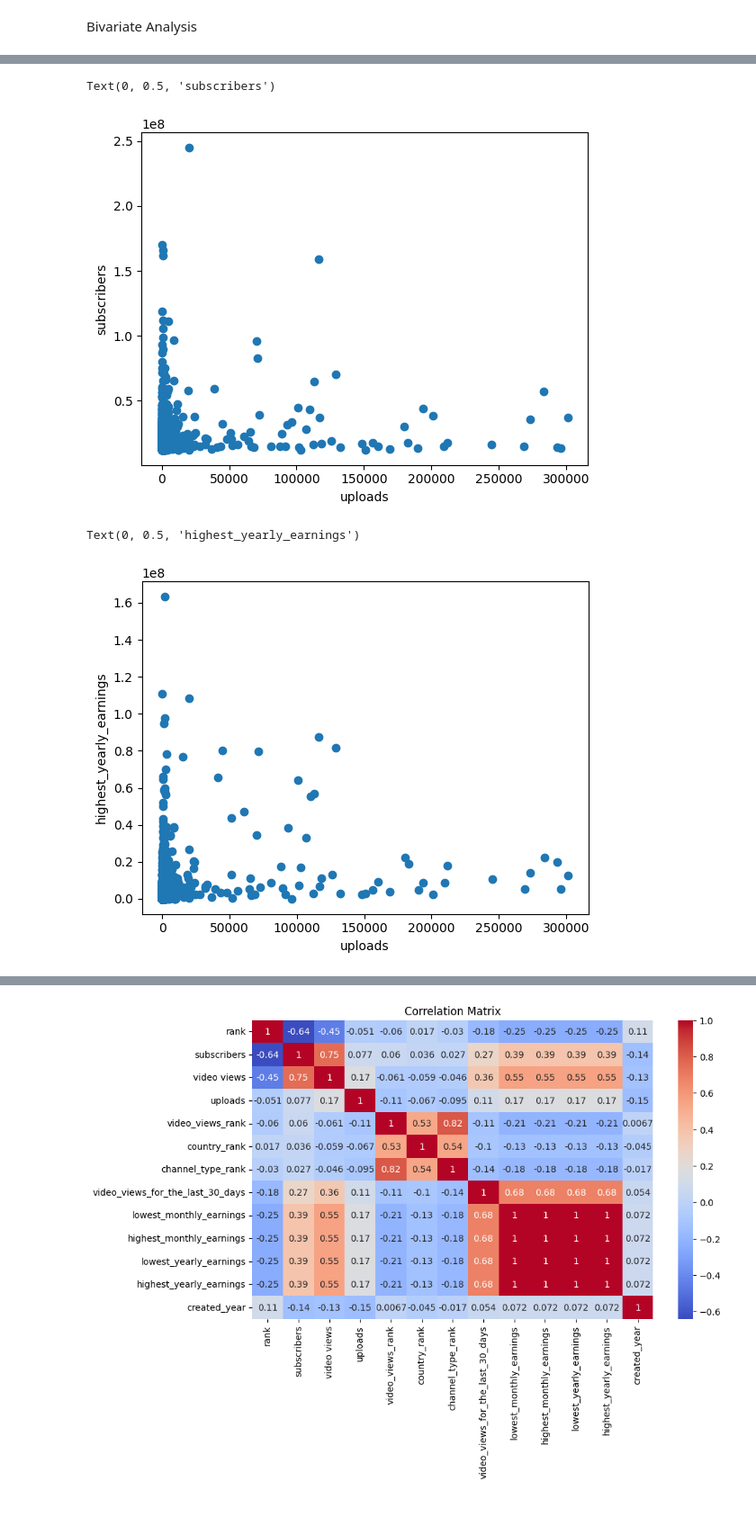
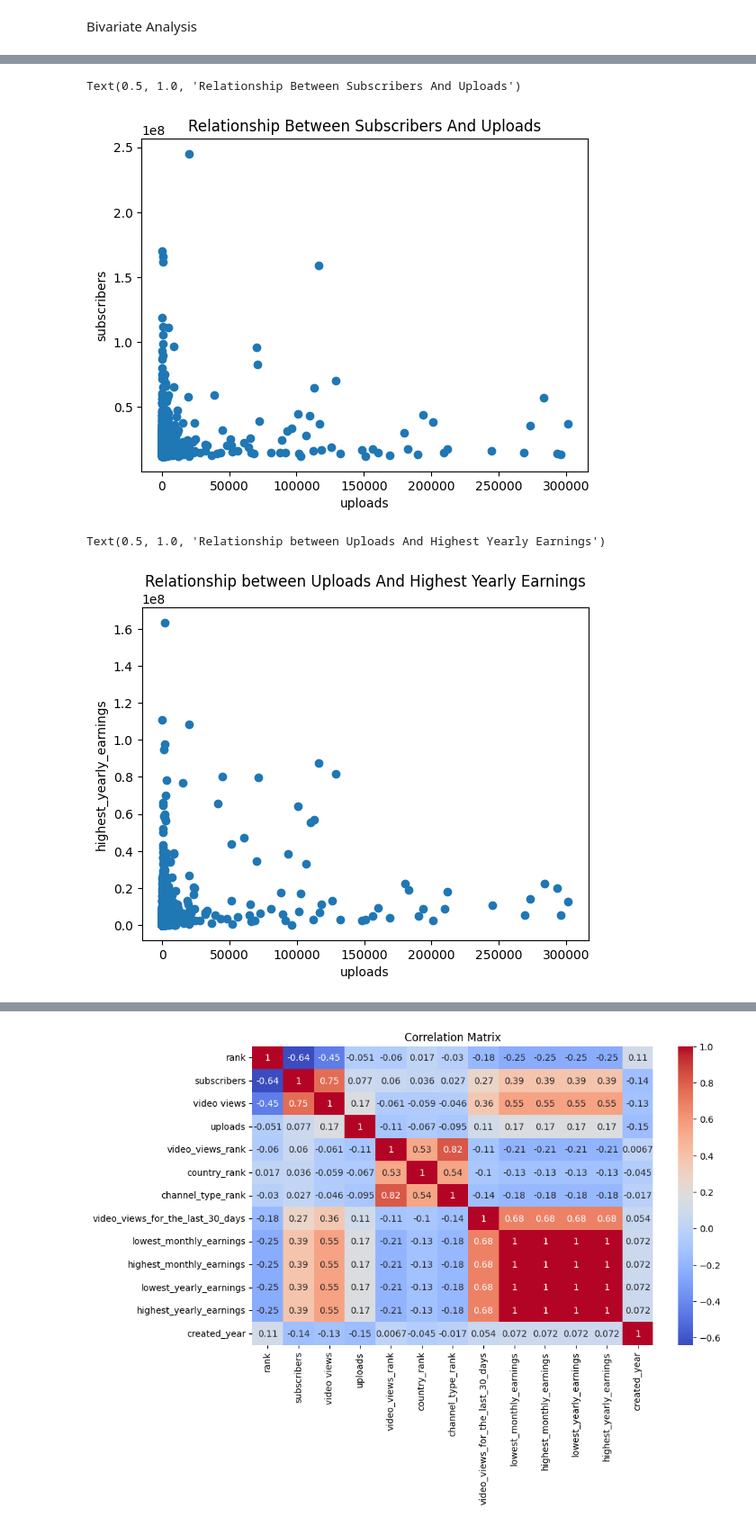
Before and after one commit to MercyMburu/PYDATA_CAPSTONE, a Jupyter notebook: Youtubestats.ipynb, the cells around one changed output, grey strips where cells are left out. Shown at 90% size. Drawn from its saved outputs; the diff is of its cells as text; code cells hidden in the pictures.

```diff
--- a/Youtubestats.ipynb
+++ b/Youtubestats.ipynb
@@ -500,18 +429,20 @@ Bivariate Analysis
 plt.scatter(data = df, x='uploads' , y='subscribers' )
 plt.xlabel('uploads')
 plt.ylabel('subscribers')
+plt.title("Relationship Between Subscribers And Uploads")
 # %% [output]
-Text(0, 0.5, 'subscribers')
+Text(0.5, 1.0, 'Relationship Between Subscribers And Uploads')
-[figure, old version]
+[figure, new version]
 # %%
 # Relationship between Uploads and earnings
 
 plt.scatter(data = df, x='uploads' , y='highest_yearly_earnings' )
 plt.xlabel('uploads')
 plt.ylabel('highest_yearly_earnings')
+plt.title("Relationship between Uploads And Highest Yearly Earnings")
 # %% [output]
-Text(0, 0.5, 'highest_yearly_earnings')
+Text(0.5, 1.0, 'Relationship between Uploads And Highest Yearly Earnings')
-[figure, old version]
+[figure, new version]
 # %%
 # Relationship between Subscribers and Yearly earnings
 plt.scatter(data = df, x='highest_yearly_earnings' , y='subscribers' )
```
Also changed, not shown: parts of 14 cells of this notebook.
